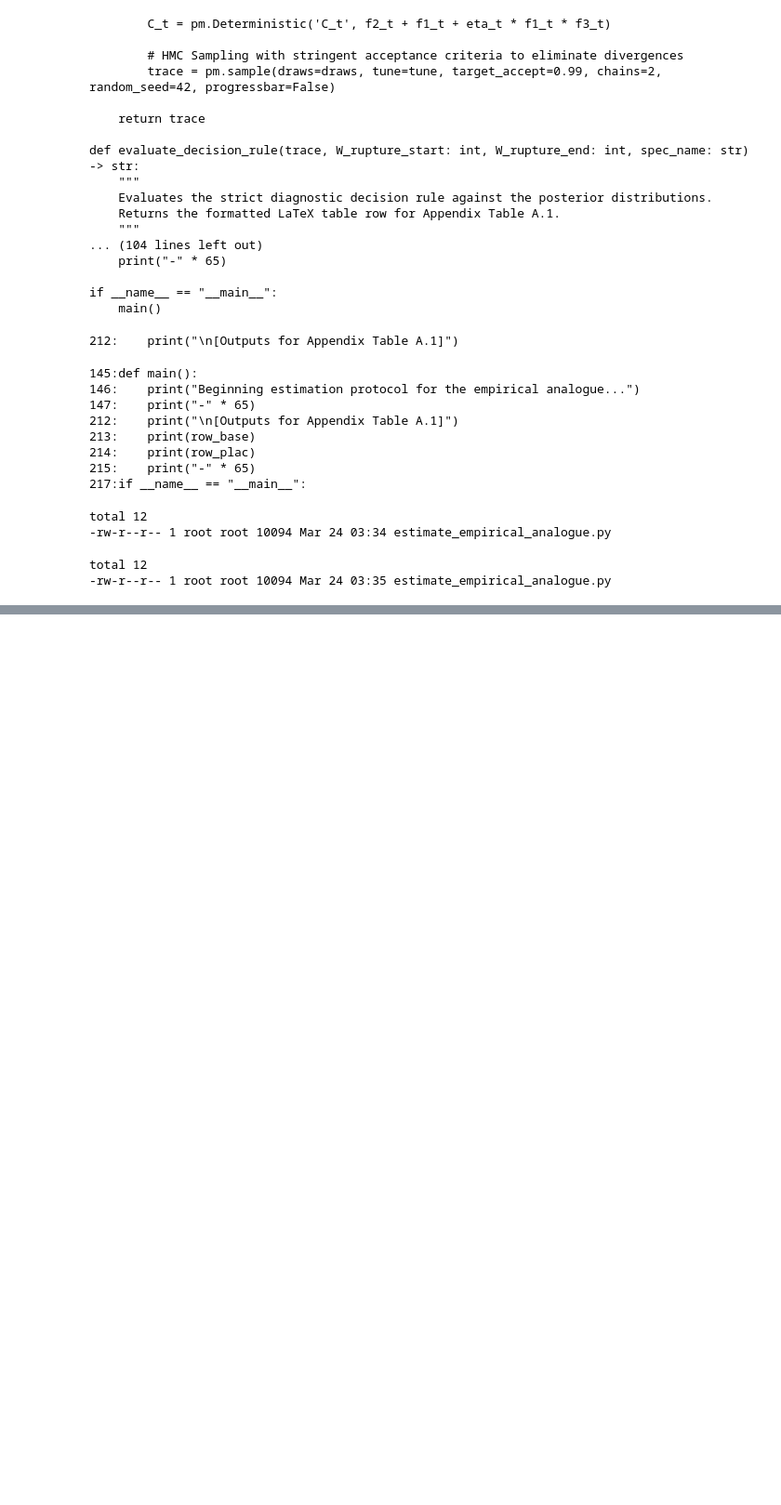
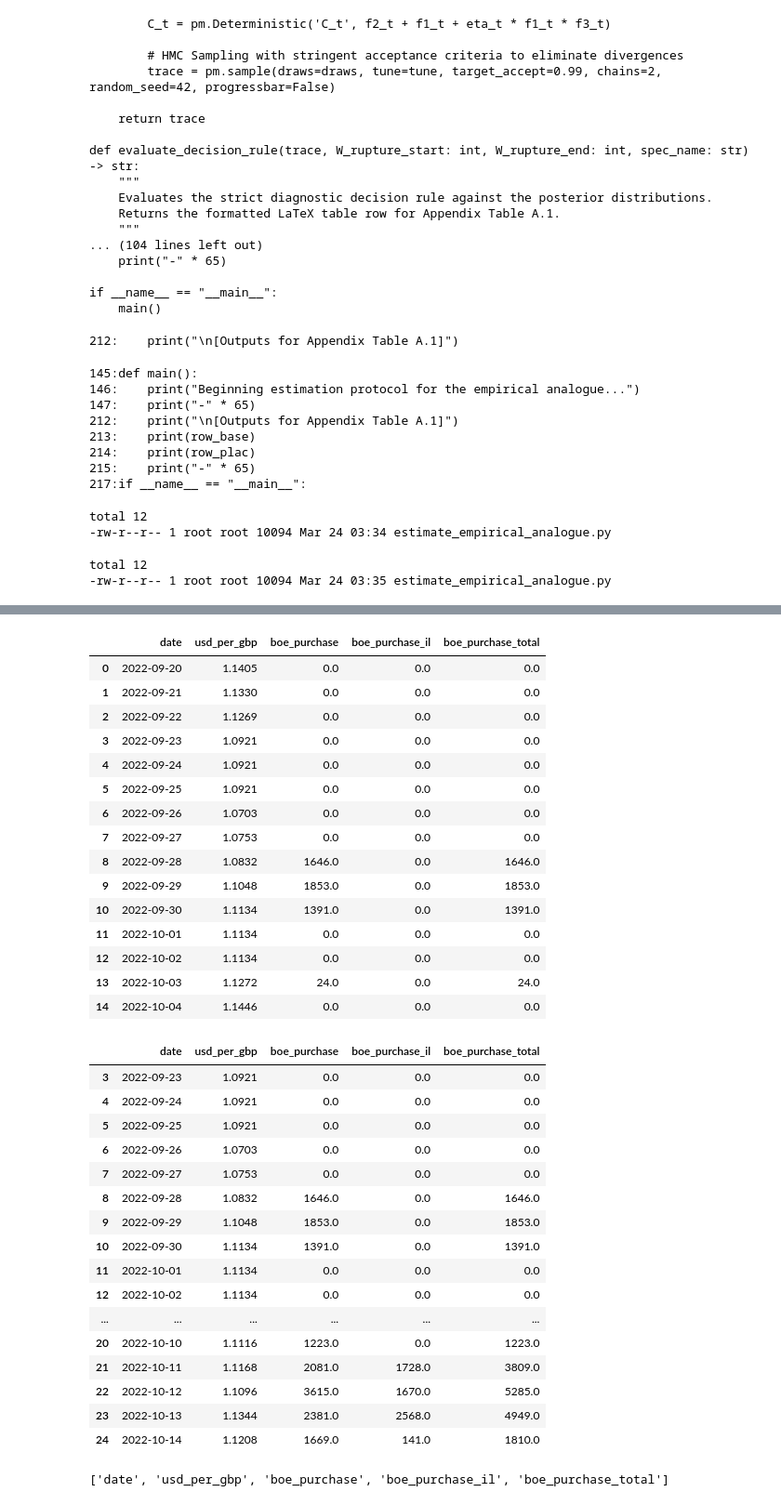
Before and after one commit to MacKumachin/Clifford-FBSM-SignalControl, a Jupyter notebook: TableA1Complete.ipynb, the cells around one changed output, grey strips where cells are left out. Shown at 93% size. Drawn from its saved outputs; the diff is of its cells as text; code cells hidden in the pictures; blank space fills up the shorter version.

```diff
--- a/TableA1Complete.ipynb
+++ b/TableA1Complete.ipynb
@@ -3018,0 +3032,9 @@ total 12
+# %%
+import pandas as pd
+
+df = pd.read_csv('/content/truss_fx_merged.csv')
+df['date'] = pd.to_datetime(df['date'])
+
+print(df[['date']].reset_index().head(15))
+print("\n--- rupture window currently used ---")
+print(df[['date']].reset_index().iloc[8:11])
@@ -3018,0 +3059,39 @@ total 12
+# %%
+display(df.head(15))
+display(df.loc[(df['date'] >= '2022-09-23') & (df['date'] <= '2022-10-14')])
+print(df.columns.tolist())
+# %% [output]
+|  | date | usd_per_gbp | boe_purchase | boe_purchase_il | boe_purchase_total |
+| 0 | 2022-09-20 | 1.1405 | 0.0 | 0.0 | 0.0 |
+| 1 | 2022-09-21 | 1.1330 | 0.0 | 0.0 | 0.0 |
+| 2 | 2022-09-22 | 1.1269 | 0.0 | 0.0 | 0.0 |
+| 3 | 2022-09-23 | 1.0921 | 0.0 | 0.0 | 0.0 |
+| 4 | 2022-09-24 | 1.0921 | 0.0 | 0.0 | 0.0 |
+| 5 | 2022-09-25 | 1.0921 | 0.0 | 0.0 | 0.0 |
+| 6 | 2022-09-26 | 1.0703 | 0.0 | 0.0 | 0.0 |
+| 7 | 2022-09-27 | 1.0753 | 0.0 | 0.0 | 0.0 |
+| 8 | 2022-09-28 | 1.0832 | 1646.0 | 0.0 | 1646.0 |
+| 9 | 2022-09-29 | 1.1048 | 1853.0 | 0.0 | 1853.0 |
+| 10 | 2022-09-30 | 1.1134 | 1391.0 | 0.0 | 1391.0 |
+| 11 | 2022-10-01 | 1.1134 | 0.0 | 0.0 | 0.0 |
+| 12 | 2022-10-02 | 1.1134 | 0.0 | 0.0 | 0.0 |
+| 13 | 2022-10-03 | 1.1272 | 24.0 | 0.0 | 24.0 |
+| 14 | 2022-10-04 | 1.1446 | 0.0 | 0.0 | 0.0 |
+|  | date | usd_per_gbp | boe_purchase | boe_purchase_il | boe_purchase_total |
+| 3 | 2022-09-23 | 1.0921 | 0.0 | 0.0 | 0.0 |
+| 4 | 2022-09-24 | 1.0921 | 0.0 | 0.0 | 0.0 |
+| 5 | 2022-09-25 | 1.0921 | 0.0 | 0.0 | 0.0 |
+| 6 | 2022-09-26 | 1.0703 | 0.0 | 0.0 | 0.0 |
+| 7 | 2022-09-27 | 1.0753 | 0.0 | 0.0 | 0.0 |
+| 8 | 2022-09-28 | 1.0832 | 1646.0 | 0.0 | 1646.0 |
+| 9 | 2022-09-29 | 1.1048 | 1853.0 | 0.0 | 1853.0 |
+| 10 | 2022-09-30 | 1.1134 | 1391.0 | 0.0 | 1391.0 |
+| 11 | 2022-10-01 | 1.1134 | 0.0 | 0.0 | 0.0 |
+| 12 | 2022-10-02 | 1.1134 | 0.0 | 0.0 | 0.0 |
+| ... | ... | ... | ... | ... | ... |
+| 20 | 2022-10-10 | 1.1116 | 1223.0 | 0.0 | 1223.0 |
+| 21 | 2022-10-11 | 1.1168 | 2081.0 | 1728.0 | 3809.0 |
+| 22 | 2022-10-12 | 1.1096 | 3615.0 | 1670.0 | 5285.0 |
+| 23 | 2022-10-13 | 1.1344 | 2381.0 | 2568.0 | 4949.0 |
+| 24 | 2022-10-14 | 1.1208 | 1669.0 | 141.0 | 1810.0 |
+['date', 'usd_per_gbp', 'boe_purchase', 'boe_purchase_il', 'boe_purchase_total']
```
Also changed, not shown: parts of 7 cells of this notebook.
